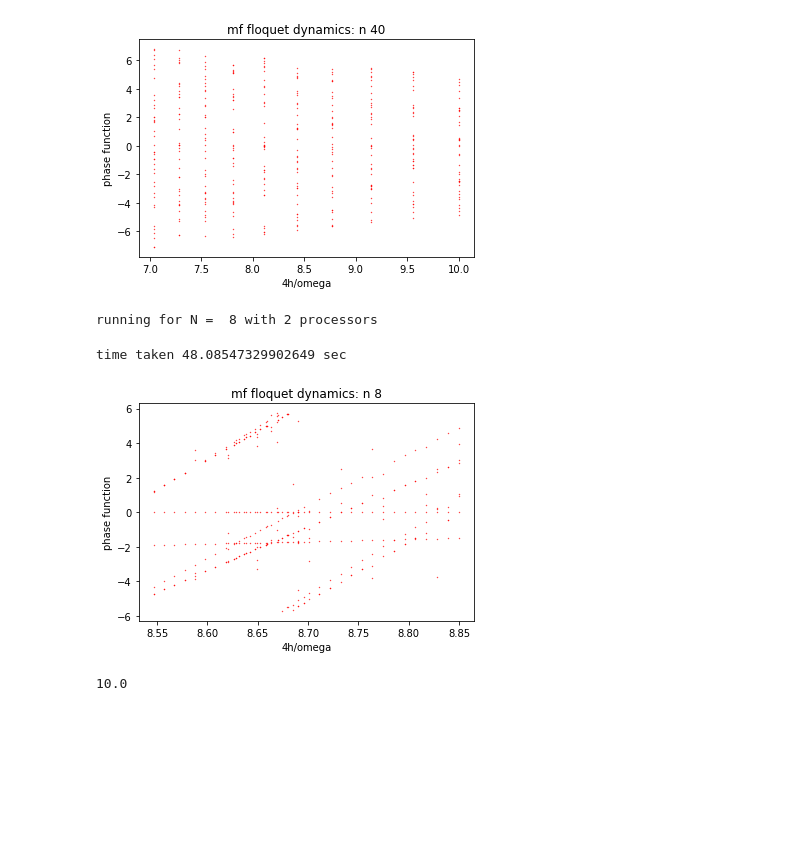
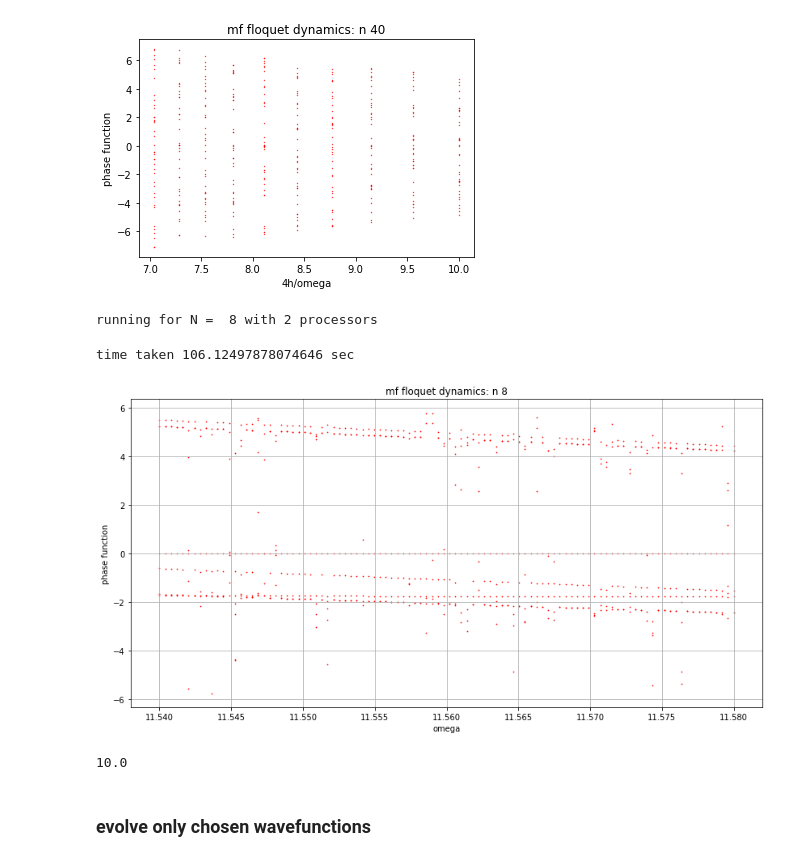
Before and after one commit to SuperStarCZ/floquet_theory, a Jupyter notebook: floquet_mfd_new_check.ipynb, the cells around one changed output. Saved outputs shown, nothing was run; the diff lists cells and outputs as text; code cells hidden in the pictures; blank space fills up the shorter version.

```diff
--- a/floquet_mfd_new_check.ipynb
+++ b/floquet_mfd_new_check.ipynb
@@ -856,14 +856,15 @@ h = 25.0
 h0 = 0.1
 
 q = np.linspace(-0.5, 0.5, N)
-omega_range = np.linspace(11.3,11.7,30)
+omega_range = np.linspace(11.54,11.58,100)
 #omega2 = np.linspace(8.39,8.52,13)
-omega3 = np.linspace(11.5,11.6,15)
+#omega3 = np.linspace(11.5,11.6,30)
 #omega4 = np.linspace(18.07,18.2,15)
 #bessel = [4*h/2.4048255576957, 4*h/5.52007811028631,\
 #              4*h/8.65372791291101, 4*h/11.7915344390142, 4*h/14.9309177084877]
 #bessel = [4*h/5.52007811028631, 4*h/8.65372791291101]
-omegas = np.hstack((omega_range,omega3))
+#omegas = np.hstack((omega_range,omega3))
+omegas = omega_range
 psi = np.eye(N) + (1j) * np.zeros((N,N))
 
 cosp = np.zeros((N,N)) + (1j) * np.zeros((N,N))
@@ -929,40 +930,42 @@ def floq_evolv(periodic_psi,h,h0,w,cosp):
     phasefunc = (1j * np.log(evals))/T
     return phasefunc
 
 if __name__ == '__main__':
     nprocs = 2
     p = Pool(processes = nprocs)
     print("running for N = ", N, "with",nprocs,"processors")
     periodic_psi  = Periodic_Lattice(psi)
     cospinit = 0.0
 
     for k in np.arange(N):
         for m in np.arange(N):
             for l in np.arange(N+1):
                 for j in np.arange(l+1):
                     cospinit = cospinit + np.array([pow((-1),(l+j))/math.factorial(2 * l)* \
                                           math.comb(l,j)* periodic_psi[(k+(l-j),(m))]])
             cosp[k,m] = cospinit
             cospinit = 0.0
 
     data = p.starmap(floq_evolv,[(periodic_psi,h,h0,w,cosp) for w in omegas])
 
     print("time taken",time.time()-start,"sec")
-    #plt.figure(figsize=(14,7))
+    plt.figure(figsize=(14,7))
 
     for xx, omg in enumerate(omegas):
-        #omega = [omg] * N
-        omega = [4*h/omg] * N
-        plt.scatter(omega,data[xx].real, color='red', marker='.', s= 0.5)
+        omega = [omg] * N
+        #omega = [4*h/omg] * N
+        plt.scatter(omega,data[xx].real, color='red', marker='o', s= 0.5)
     plt.title(title)
-    plt.xlabel("4h/omega")
+    #plt.xlabel("4h/omega")
+    plt.xlabel("omega")
     plt.ylabel("phase function")
+    plt.grid()
     #plt.savefig(photoname, dpi=500)
     plt.show()
 # %% [output]
 running for N =  8 with 2 processors
-time taken 48.08547329902649 sec
+time taken 106.12497878074646 sec
-[figure, old version]
+[figure, new version]
 # %%
 def binomialCoeff(n, k):
     result = 1
@@ -973,3 +976,5 @@ def binomialCoeff(n, k):
 print(binomialCoeff(5,3))
 # %% [output]
 10.0
+# %% [markdown]
+### evolve only chosen wavefunctions
```
